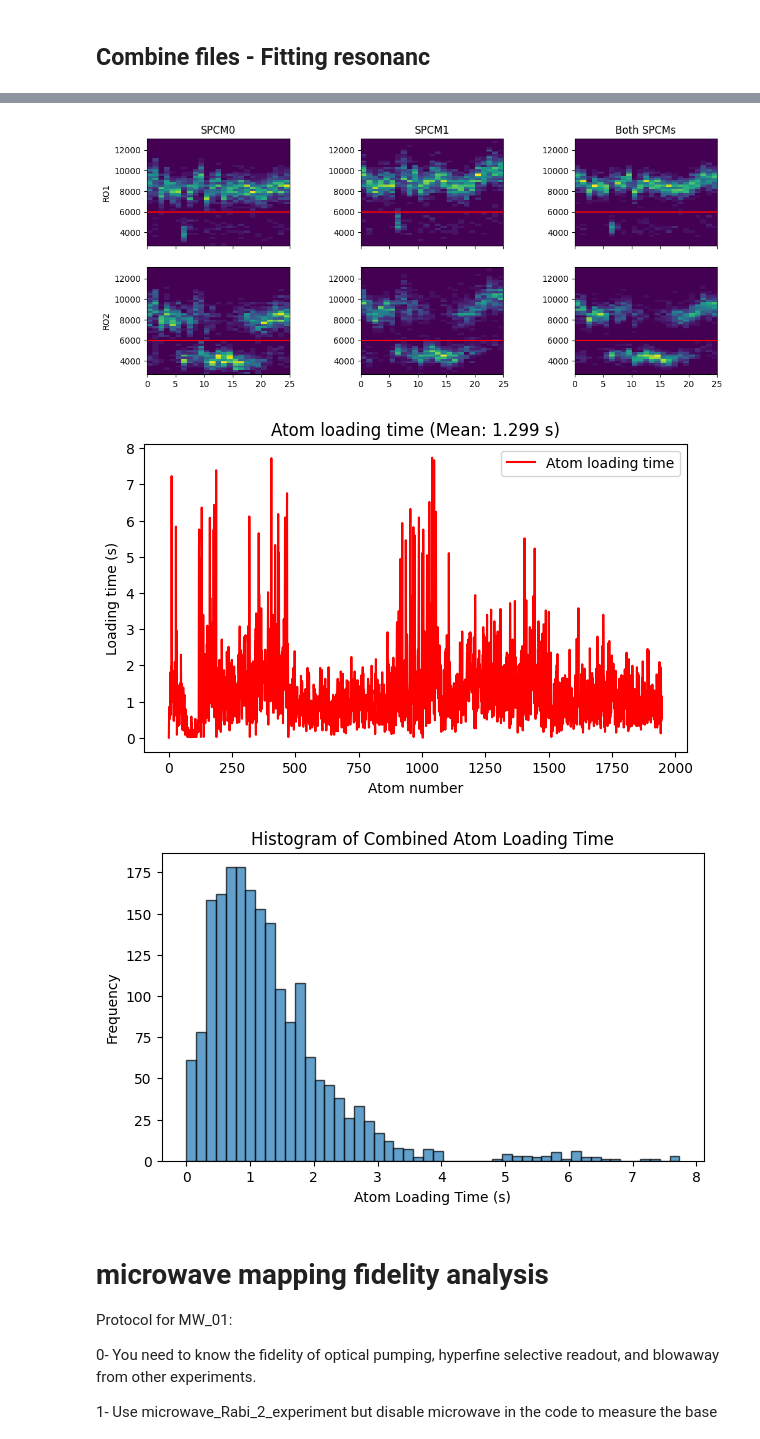
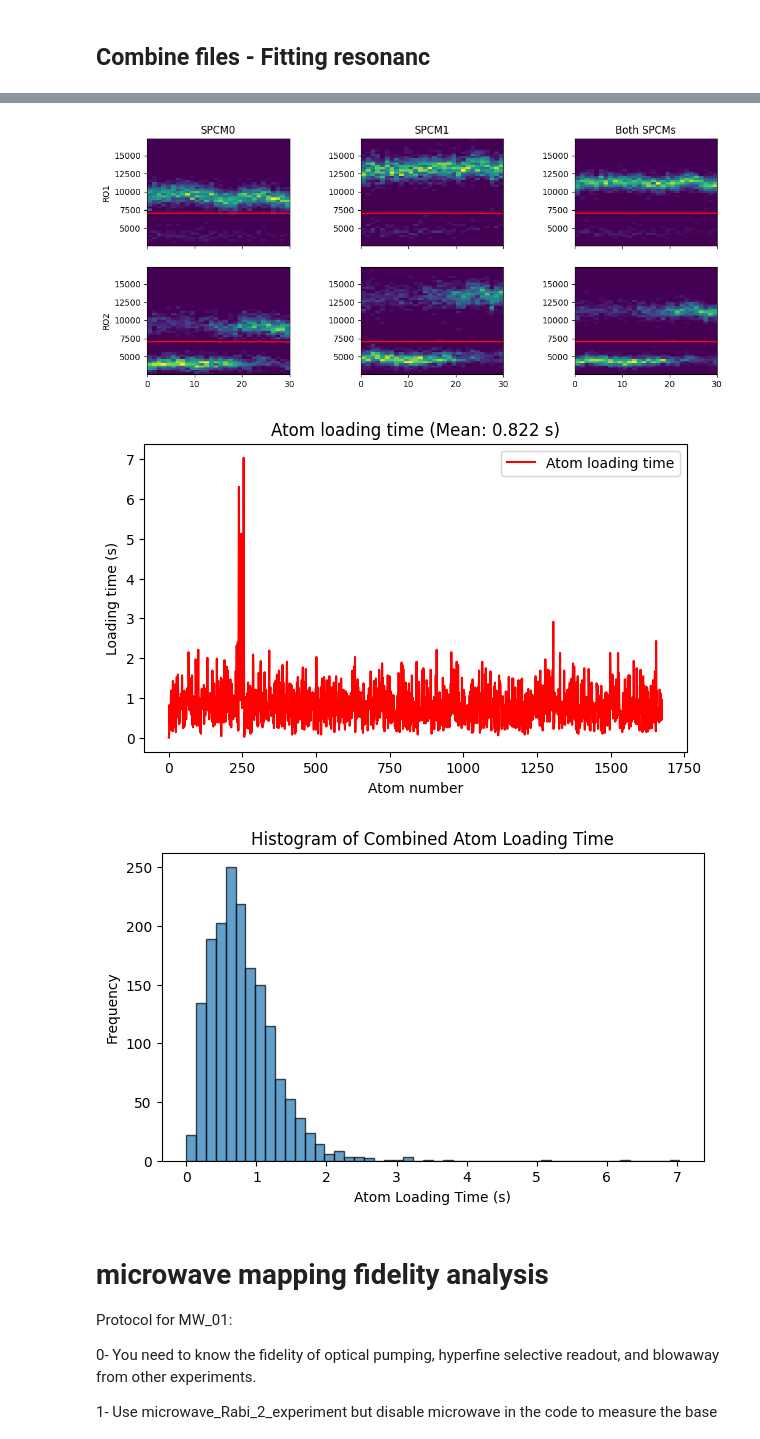
Before and after one commit to QuantumQuadrate/qn_artiq_routines, a Jupyter notebook: Analysis/Microwave analysis/Microwave_analysis_2025.ipynb, the cells around one changed output, grey strips where cells are left out. Cells and saved outputs as stored; diff of their text form; code cells hidden in the pictures.

```diff
--- a/Analysis/Microwave analysis/Microwave_analysis_2025.ipynb
+++ b/Analysis/Microwave analysis/Microwave_analysis_2025.ipynb
@@ -2,7 +2,7 @@
 # Mapping atom analysis
 Valid for experiments from 2025-04-30 until ...
 # %%
-date_filters = ["2025-12-16"]
+date_filters = ["2025-12-18"]
 
 from matplotlib import pyplot as plt
 import matplotlib as mpl
@@ -79,8 +76,8 @@ With fitting the resonance for microwave scans
 """
 ### the file(s) to analyze:
 file_indices = {
-    51:'',
-    53:'',
+    2:'',
+    # 53:'',
     # 38:'',
     # 36:'HWP=1.875, QWP=4.5',
     # 38:'HWP=0.5, QWP=4.5',
@@ -97,7 +94,7 @@ showloading = True
 custom_xlabel = True
 merge_data = False # if True, the datasets will be combined, and if fit=True, the new merged data will be fit. don't try this in 2D
 fit = True
-is_it_a_peak = False ### use True if the resonance we are trying to fit shows as a peak. False for a dip resonance.
+is_it_a_peak = True ### use True if the resonance we are trying to fit shows as a peak. False for a dip resonance.
 
 showhist_counts = False
 
@@ -415,6 +408,6 @@ center=334671916.2735±1707.4960, sigma=75616.9405±2525.8041, ampl=0.9065±0.02
-[figure, old version]
+[figure, new version]
-[figure, old version]
+[figure, new version]
-[figure, old version]
+[figure, new version]
 # %% [markdown]
 # microwave mapping fidelity analysis
 
```
Also changed, not shown: parts of 2 cells of this notebook, 5 other files.
